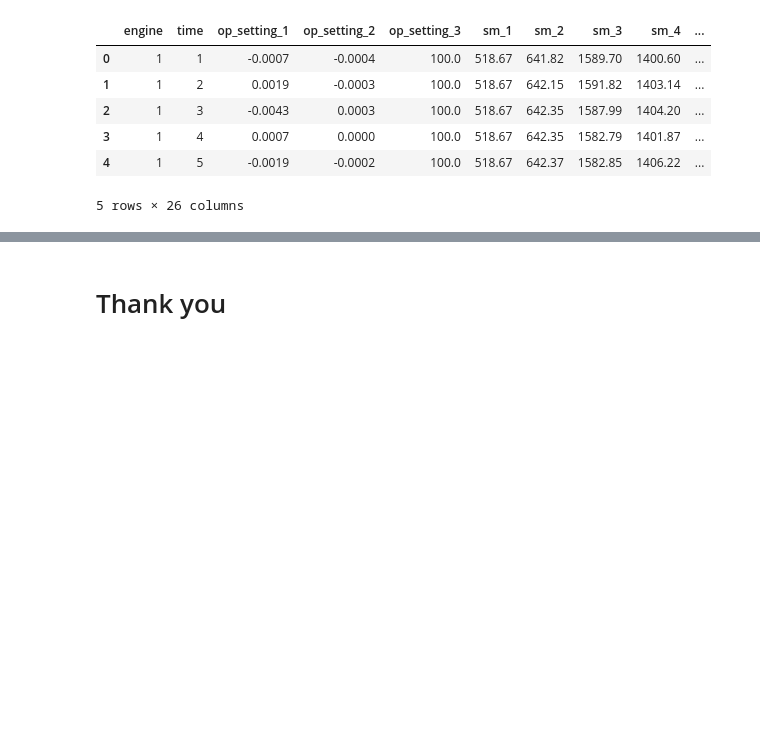
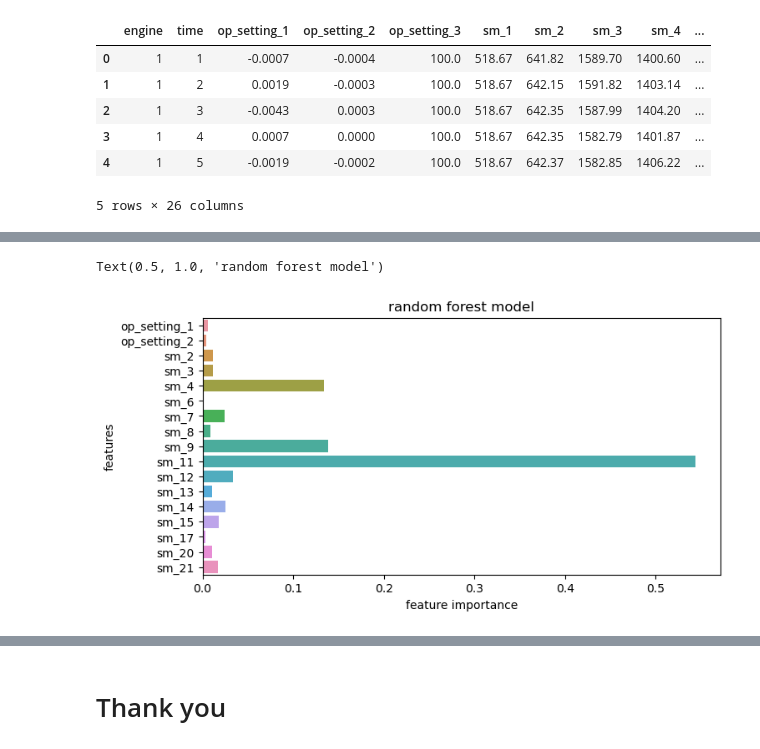
Before and after one commit to DmitryPavlyuk/ai-aviation-engineering, a Jupyter notebook: 02.PredictiveMaintenance/presentation2.1.NASA.ipynb, the cells around one changed output, grey strips where cells are left out. Cells and saved outputs as stored; diff of their text form; code cells hidden in the pictures; blank space fills up the shorter version.

Commit message:
Parameter tuning

```diff
--- a/02.PredictiveMaintenance/presentation2.1.NASA.ipynb
+++ b/02.PredictiveMaintenance/presentation2.1.NASA.ipynb
@@ -269,10 +169,12 @@ X_train = scaler.fit_transform(X_train)
 X_test = scaler.transform(X_test)
 X_val = scaler.transform(X_val)
 # %%
-from sklearn.metrics import root_mean_squared_error , r2_score
+from sklearn.metrics import mean_squared_error, r2_score
+
 def metrics(y_true , y_pred , label = 'train'):
-    rmse = root_mean_squared_error(y_true , y_pred)
-    r2 = r2_score(y_true , y_pred)
-    print(f'for {label} set , RMSE = {rmse:0.2f} , r2_score = {r2*100:0.2f}%')
+    return{
+        "rmse":np.sqrt(mean_squared_error(y_true , y_pred)),
+        "R2":r2_score(y_true , y_pred)
+    }
 # %%
 from sklearn.linear_model import LinearRegression
@@ -304,0 +244,37 @@ for model in models:
+# %%
+param_dist = {
+    'max_depth': [None, 10, 20, 30],
+    'min_samples_split': [2, 5, 10],
+    'min_samples_leaf': [1, 3, 6],
+    'max_features': ['log2', 'sqrt']
+}
+tuned_models = RandomizedSearchCV(model_tree, param_distributions=param_dist, n_iter=10 , cv=5)
+tuned_models.fit(X_train , y_train)
+model_tree = tuned_models.best_estimator_
+# %%
+param_dist = {
+     'n_neighbors': [1, 3, 5, 7, 9, 11, 15],
+    'weights': ['uniform', 'distance'],
+    'metric': ['euclidean', 'manhattan']
+}
+tuned_models = GridSearchCV(model_knn, param_grid=param_dist, cv=5)
+tuned_models.fit(X_train , y_train)
+model_knn = tuned_models.best_estimator_
+# %%
+param_dist ={
+    'max_depth' : [None , 10,20] ,
+    'min_samples_split' : randint(2,10) ,
+    'min_samples_leaf' :  randint(1,5)
+}
+tuned_models = RandomizedSearchCV(model_forest, param_distributions=param_dist, n_iter=10 , cv=5)
+tuned_models.fit(X_train , y_train)
+model_forest = tuned_models.best_estimator_
+# %%
+plt.figure(figsize = (8,4))
+sns.barplot(y = features , x = model_forest.feature_importances_ )
+plt.xlabel('feature importance')
+plt.ylabel('features')
+plt.title('random forest model')
+# %% [output]
+Text(0.5, 1.0, 'random forest model')
+[figure, added]
```
Also changed, not shown: parts of 31 cells of this notebook, 2 other files.
